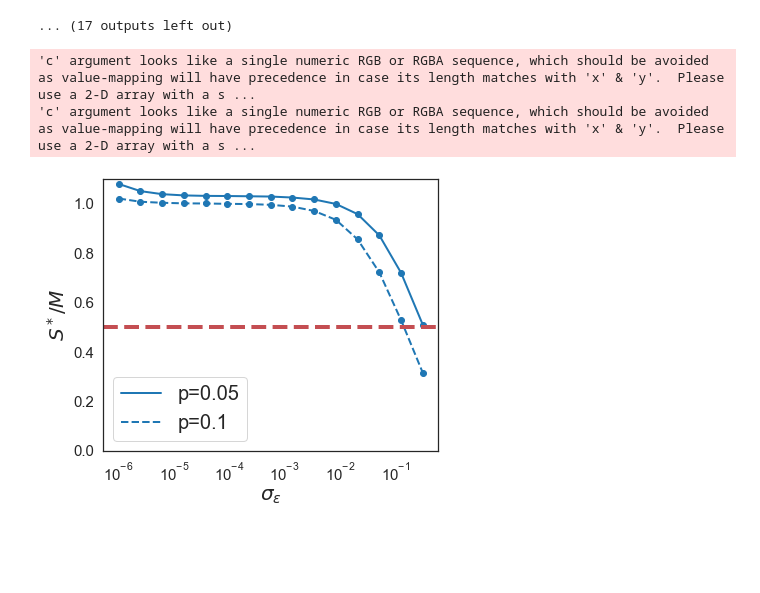
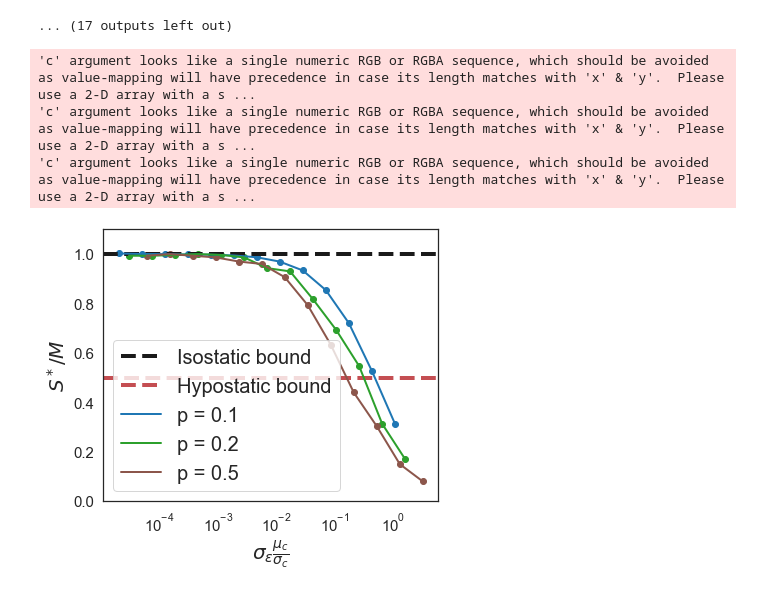
Before and after one commit to Emergent-Behaviors-in-Biology/species-packing-bound, a Jupyter notebook: Plot_paper.ipynb, the cells around one changed output. Saved outputs shown, nothing was run; the diff lists cells and outputs as text; code cells hidden in the pictures; blank space fills up the shorter version.

```diff
--- a/Plot_paper.ipynb
+++ b/Plot_paper.ipynb
@@ -405,32 +373,46 @@ for sigc in ranges:
 98.57142857142857
 [figure]
 ... (17 outputs left out)
-# %%
-k=1.
-S=100
-file_name='Community_binomial_null_linear_CVXOPT_scale_log_sigc_1.csv'
-data=pd.read_csv(file_name)
-fig, ax = plt.subplots(1,1,figsize=(6, 5))
-data1=data[data['epsilon']==0.05]
-ax.plot(data1['epsilon_Metabolic'], data1['Survive']/S,linestyle='-',linewidth=2,c=tableau20[0],label='p=0.05')
-ax.scatter(data1['epsilon_Metabolic'], data1['Survive']/S, c=tableau20[0])
-data2=data[data['epsilon']==0.1]
-ax.plot(data2['epsilon_Metabolic'], data2['Survive']/S,linestyle='--',linewidth=2,c=tableau20[0],label='p=0.1')
-ax.scatter(data2['epsilon_Metabolic'], data2['Survive']/S, c=tableau20[0])
-ax.set_xscale("log")
-ax.xaxis.set_tick_params(labelsize=15)
-ax.yaxis.set_tick_params(labelsize=15)
-ax.axhline(y=50/S,linewidth=4, color='r',linestyle='--')
-ax.axhline(y=50/S,linewidth=4, color='k',linestyle='--')
-ax.set_xlabel(r'$\sigma_\epsilon$',fontsize=20)
-ax.set_ylabel(r'$S^*/M$',fontsize=20)
-ax.legend(fontsize=20)
-ax.set_ylim([0,1.1])
-plt.show()
-fig.tight_layout()
-fig_name='Fig_metabolic_scale_phiN'+'.pdf'
-fig.savefig(fig_name, dpi=300, transparent=True)
-# %% [output]
-'c' argument looks like a single numeric RGB or RGBA sequence, which should be avoided as value-mapping will have precedence in case its length matches with 'x' & 'y'.  Please use a 2-D array with a s ...
-'c' argument looks like a single numeric RGB or RGBA sequence, which should be avoided as value-mapping will have precedence in case its length matches with 'x' & 'y'.  Please use a 2-D array with a s ...
-[figure, removed]
+# %%
+k=1.
+S=100
+fig, ax = plt.subplots(1,1,figsize=(6, 5))
+ax.axhline(y=1,linewidth=4, color='k',linestyle='--',label='Isostatic bound')
+ax.axhline(y=50/S,linewidth=4, color='r',linestyle='--',label='Hypostatic bound')
+file_name='Data/Community_binomial_null_linear_CVXOPT_scale_log_sigc_1.csv'
+data=pd.read_csv(file_name)
+data2=data[data['epsilon']==0.1]
+p=0.1
+ax.plot(np.sqrt(S*p/(1-p))*data2['epsilon_Metabolic'].iloc[2:], data2['Survive'].iloc[2:]/S,linewidth=2,c=tableau20[0],label='p = 0.1')
+ax.scatter(np.sqrt(S*p/(1-p))*data2['epsilon_Metabolic'].iloc[2:], data2['Survive'].iloc[2:]/S, c=tableau20[0])
+
+p=0.2
+file_name='Data/Community_binomial_null_linear_CVXOPT_scale_linear_sigc_2.csv'
+data=pd.read_csv(file_name)
+data2=data[data['epsilon']==0.1]
+ax.plot(np.sqrt(S*p/(1-p))*data2['epsilon_Metabolic'].iloc[2:], data2['Survive'].iloc[2:]/S,linewidth=2,c=tableau20[4],label=r'p = 0.2')
+ax.scatter(np.sqrt(S*p/(1-p))*data2['epsilon_Metabolic'].iloc[2:], data2['Survive'].iloc[2:]/S, c=tableau20[4])
+
+p=0.5
+file_name='Data/Community_binomial_null_linear_CVXOPT_scale_linear_sigc_3.csv'
+data=pd.read_csv(file_name)
+data2=data[data['epsilon']==0.1]
+ax.plot(np.sqrt(S*p/(1-p))*data2['epsilon_Metabolic'].iloc[2:], data2['Survive'].iloc[2:]/S,linewidth=2,c=tableau20[10],label=r'p = 0.5')
+ax.scatter(np.sqrt(S*p/(1-p))*data2['epsilon_Metabolic'].iloc[2:], data2['Survive'].iloc[2:]/S, c=tableau20[10])
+
+ax.set_xscale("log")
+ax.xaxis.set_tick_params(labelsize=15)
+ax.yaxis.set_tick_params(labelsize=15)
+ax.set_xlabel(r'$\sigma_\epsilon\frac{\mu_c}{\sigma_c}$',fontsize=20)
+ax.set_ylabel(r'$S^*/M$',fontsize=20)
+ax.legend(fontsize=20)
+ax.set_ylim([0,1.1])
+plt.show()
+fig.tight_layout()
+fig_name='Fig_metabolic_scale_phiN_new'+'.pdf'
+fig.savefig(fig_name, dpi=300, transparent=True)
+# %% [output]
+'c' argument looks like a single numeric RGB or RGBA sequence, which should be avoided as value-mapping will have precedence in case its length matches with 'x' & 'y'.  Please use a 2-D array with a s ...
+'c' argument looks like a single numeric RGB or RGBA sequence, which should be avoided as value-mapping will have precedence in case its length matches with 'x' & 'y'.  Please use a 2-D array with a s ...
+'c' argument looks like a single numeric RGB or RGBA sequence, which should be avoided as value-mapping will have precedence in case its length matches with 'x' & 'y'.  Please use a 2-D array with a s ...
+[figure, added]
```
Also changed, not shown: parts of 3 cells of this notebook, 2 other files.
